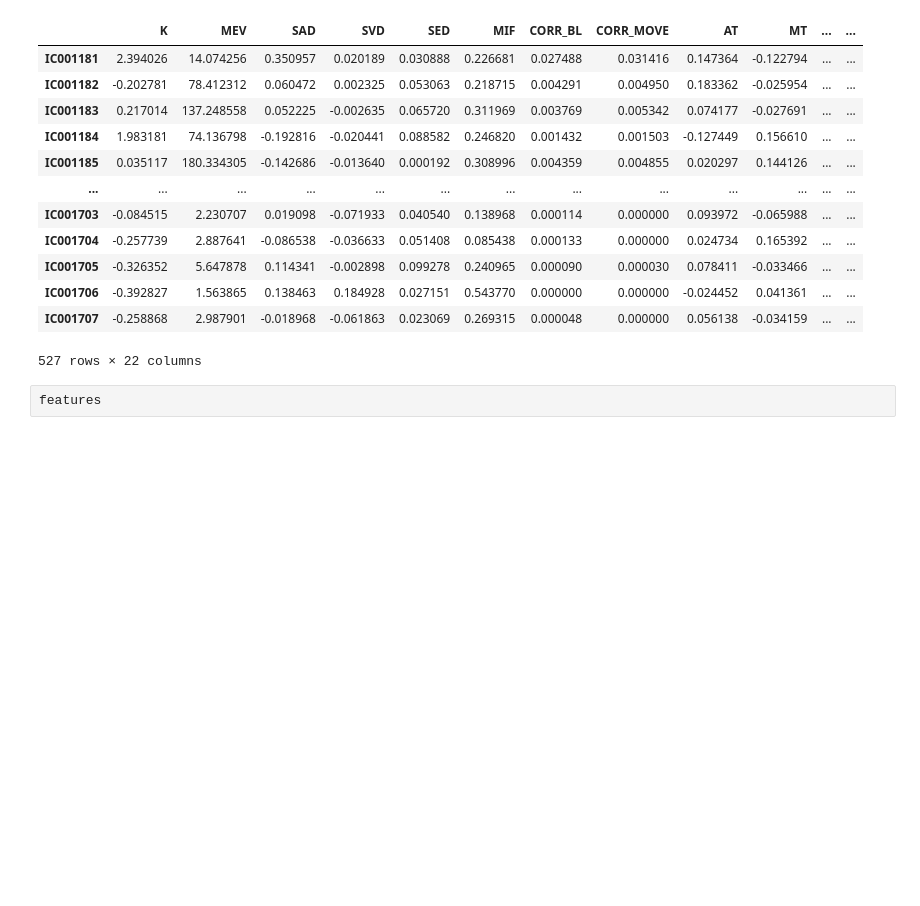
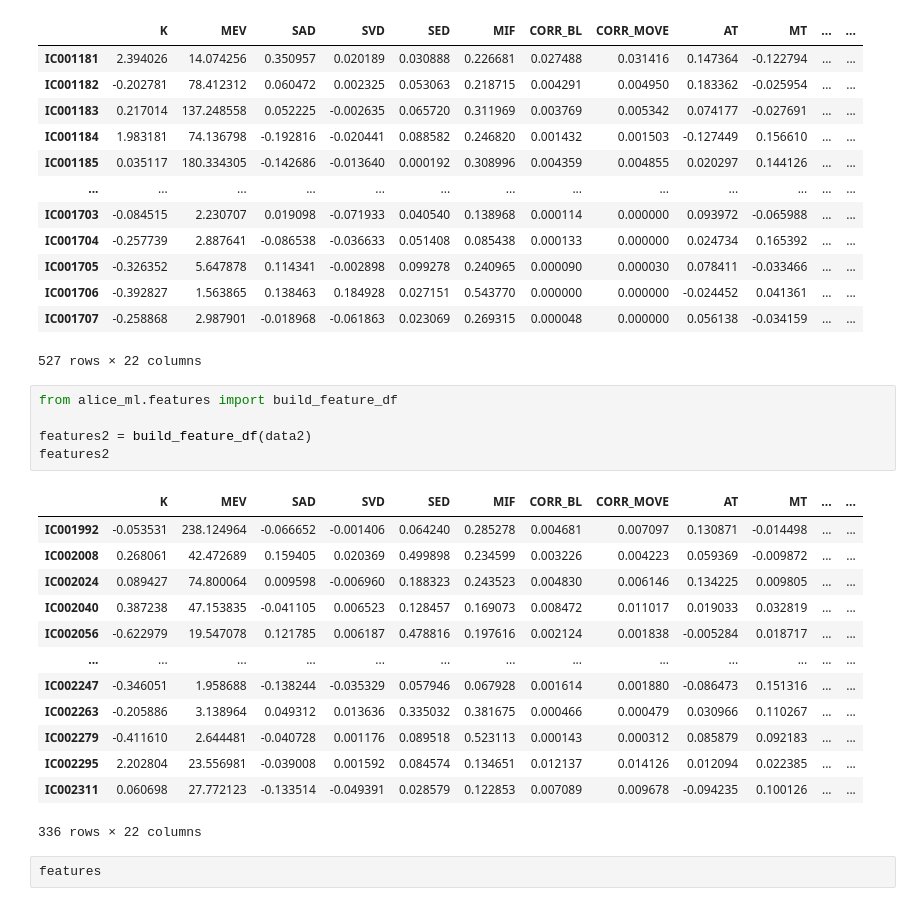
Before and after one commit to ALICE-EEG/alice-eeg-ml, a Jupyter notebook: Norm.ipynb, the cells around one changed output. Cells and saved outputs as stored; diff of their text form; blank space fills up the shorter version.

```diff
--- a/Norm.ipynb
+++ b/Norm.ipynb
@@ -128,6 +200,25 @@ features
 | IC001706 | -0.392827 | 1.563865 | 0.138463 | 0.184928 | 0.027151 | 0.543770 | 0.000000 | 0.000000 | -0.024452 | 0.041361 | ... | ... |
 | IC001707 | -0.258868 | 2.987901 | -0.018968 | -0.061863 | 0.023069 | 0.269315 | 0.000048 | 0.000000 | 0.056138 | -0.034159 | ... | ... |
 527 rows × 22 columns
+# %%
+from alice_ml.features import build_feature_df
+
+features2 = build_feature_df(data2)
+features2
+# %% [output]
+|  | K | MEV | SAD | SVD | SED | MIF | CORR_BL | CORR_MOVE | AT | MT | ... | ... |
+| IC001992 | -0.053531 | 238.124964 | -0.066652 | -0.001406 | 0.064240 | 0.285278 | 0.004681 | 0.007097 | 0.130871 | -0.014498 | ... | ... |
+| IC002008 | 0.268061 | 42.472689 | 0.159405 | 0.020369 | 0.499898 | 0.234599 | 0.003226 | 0.004223 | 0.059369 | -0.009872 | ... | ... |
+| IC002024 | 0.089427 | 74.800064 | 0.009598 | -0.006960 | 0.188323 | 0.243523 | 0.004830 | 0.006146 | 0.134225 | 0.009805 | ... | ... |
+| IC002040 | 0.387238 | 47.153835 | -0.041105 | 0.006523 | 0.128457 | 0.169073 | 0.008472 | 0.011017 | 0.019033 | 0.032819 | ... | ... |
+| IC002056 | -0.622979 | 19.547078 | 0.121785 | 0.006187 | 0.478816 | 0.197616 | 0.002124 | 0.001838 | -0.005284 | 0.018717 | ... | ... |
+| ... | ... | ... | ... | ... | ... | ... | ... | ... | ... | ... | ... | ... |
+| IC002247 | -0.346051 | 1.958688 | -0.138244 | -0.035329 | 0.057946 | 0.067928 | 0.001614 | 0.001880 | -0.086473 | 0.151316 | ... | ... |
+| IC002263 | -0.205886 | 3.138964 | 0.049312 | 0.013636 | 0.335032 | 0.381675 | 0.000466 | 0.000479 | 0.030966 | 0.110267 | ... | ... |
+| IC002279 | -0.411610 | 2.644481 | -0.040728 | 0.001176 | 0.089518 | 0.523113 | 0.000143 | 0.000312 | 0.085879 | 0.092183 | ... | ... |
+| IC002295 | 2.202804 | 23.556981 | -0.039008 | 0.001592 | 0.084574 | 0.134651 | 0.012137 | 0.014126 | 0.012094 | 0.022385 | ... | ... |
+| IC002311 | 0.060698 | 27.772123 | -0.133514 | -0.049391 | 0.028579 | 0.122853 | 0.007089 | 0.009678 | -0.094235 | 0.100126 | ... | ... |
+336 rows × 22 columns
 # %%
 features
 # %% [output]
```
Also changed, not shown: parts of 28 cells of this notebook.
